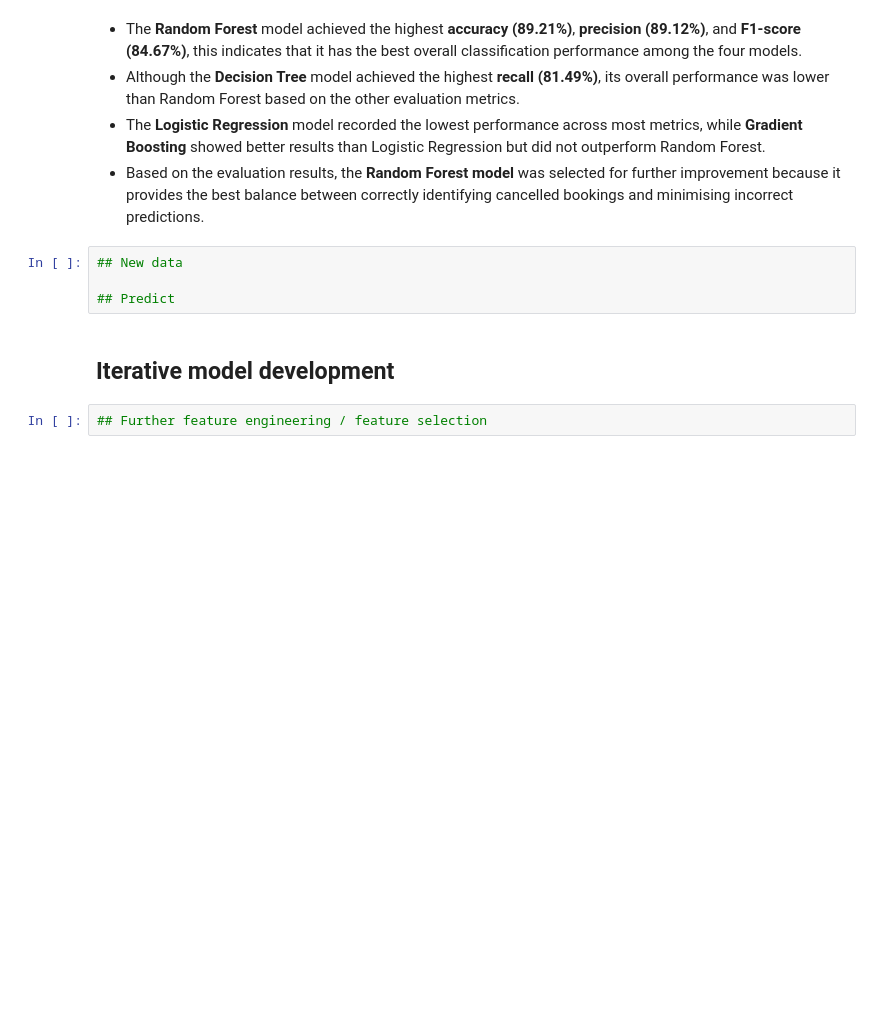
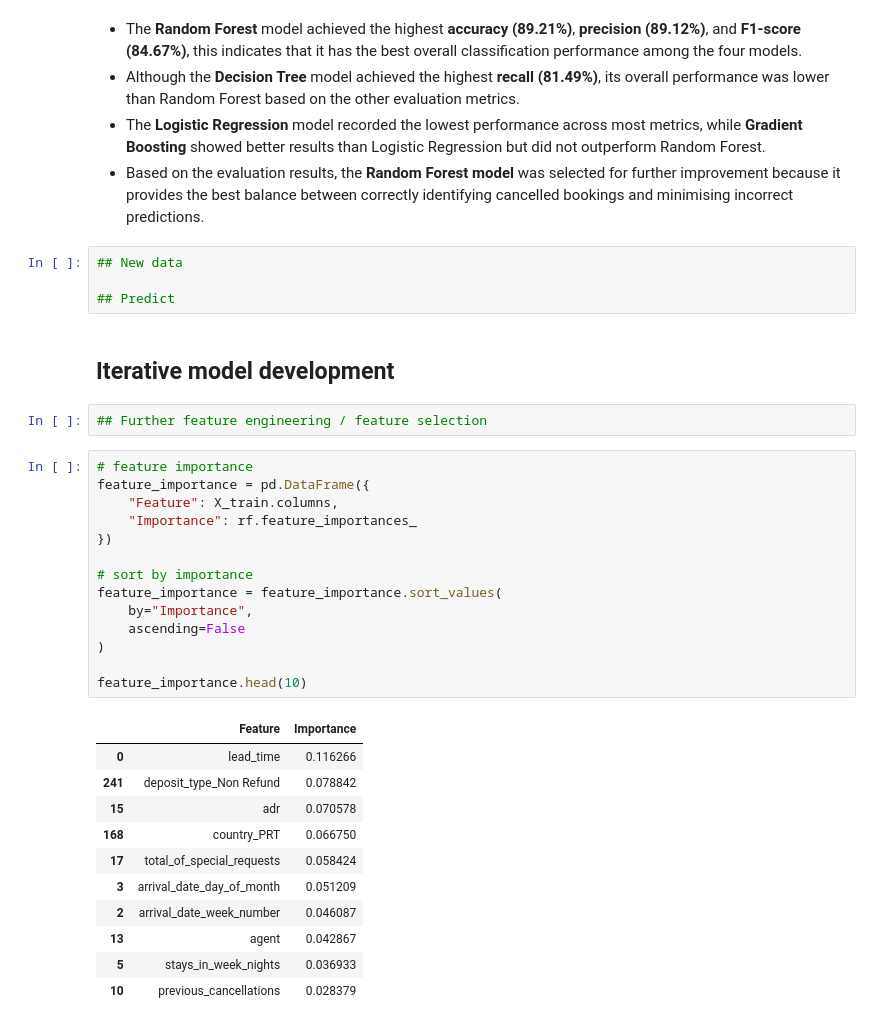
Before and after one commit to yixqinggg/mldp_hotel_booking_prediction, a Jupyter notebook: hotel_booking_cancellation_prediction.ipynb, the cells around one changed output. Cells and saved outputs as stored; diff of their text form; blank space fills up the shorter version.

```diff
--- a/hotel_booking_cancellation_prediction.ipynb
+++ b/hotel_booking_cancellation_prediction.ipynb
@@ -979,3 +979,29 @@ plt.show()
 ## Iterative model development
 # %%
 ## Further feature engineering / feature selection
+# %%
+# feature importance
+feature_importance = pd.DataFrame({
+    "Feature": X_train.columns,
+    "Importance": rf.feature_importances_
+})
+
+# sort by importance
+feature_importance = feature_importance.sort_values(
+    by="Importance",
+    ascending=False
+)
+
+feature_importance.head(10)
+# %% [output]
+|  | Feature | Importance |
+| 0 | lead_time | 0.116266 |
+| 241 | deposit_type_Non Refund | 0.078842 |
+| 15 | adr | 0.070578 |
+| 168 | country_PRT | 0.066750 |
+| 17 | total_of_special_requests | 0.058424 |
+| 3 | arrival_date_day_of_month | 0.051209 |
+| 2 | arrival_date_week_number | 0.046087 |
+| 13 | agent | 0.042867 |
+| 5 | stays_in_week_nights | 0.036933 |
+| 10 | previous_cancellations | 0.028379 |
```
Also changed, not shown: parts of 2 cells of this notebook.
